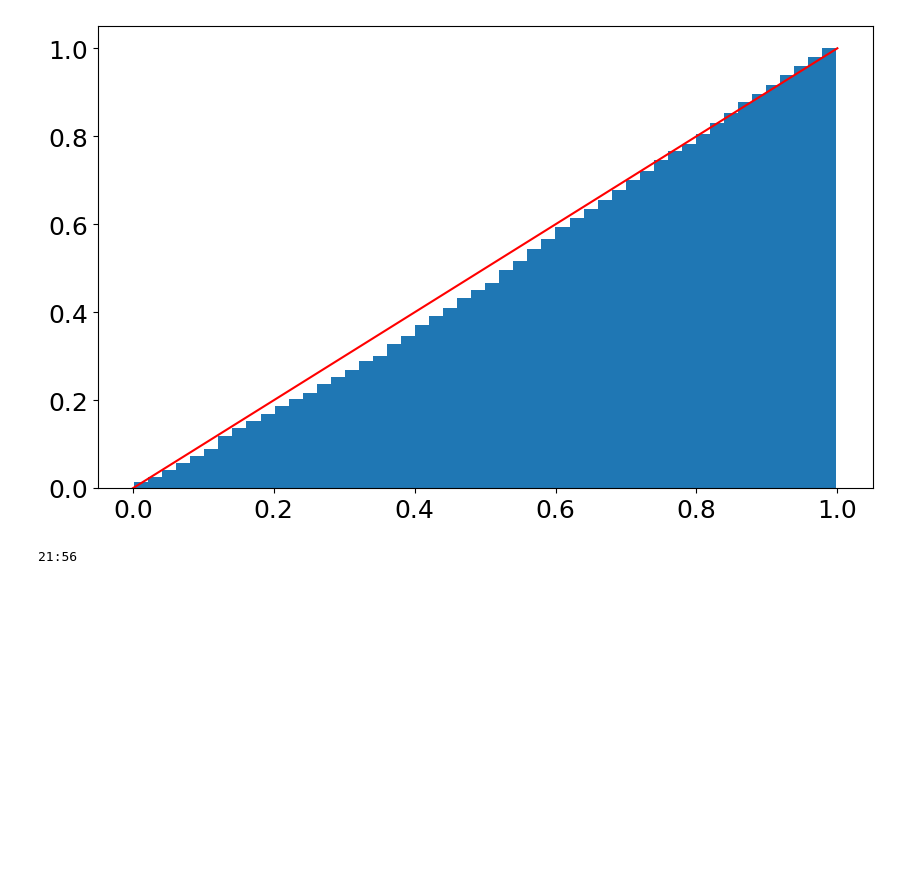
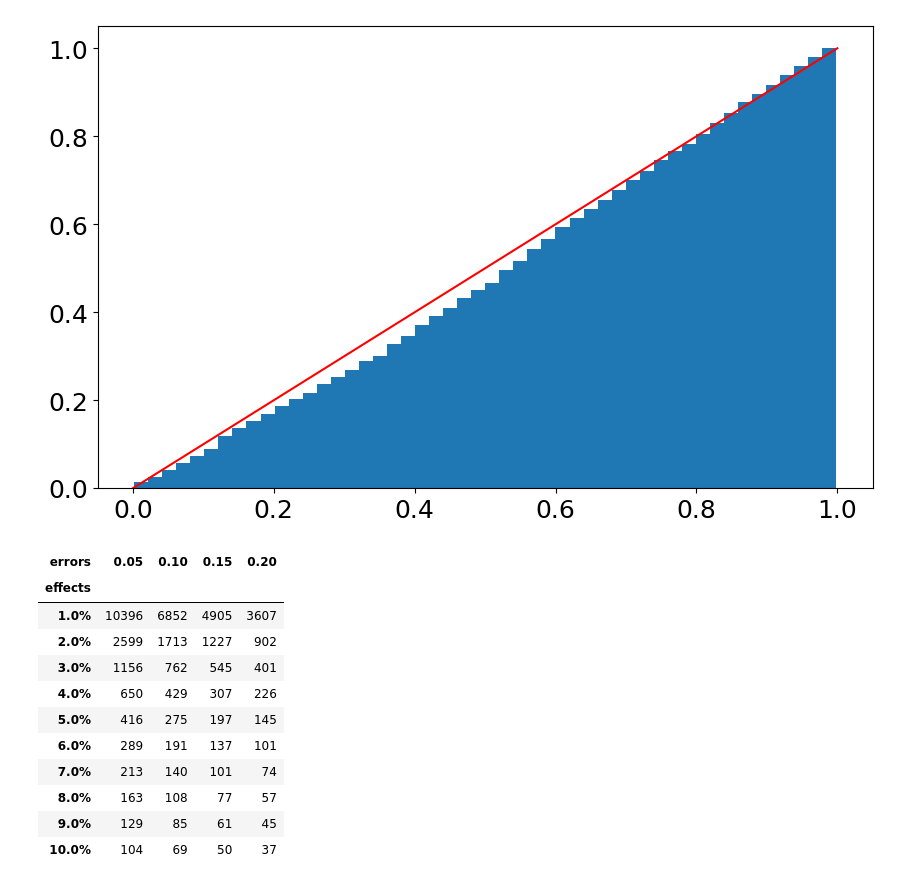
Before and after one commit to gosIX22/ab_tools_testing, a Jupyter notebook: experiments.ipynb, the cells around one changed output. Cells and saved outputs as stored; diff of their text form; code cells hidden in the pictures; blank space fills up the shorter version.

```diff
--- a/experiments.ipynb
+++ b/experiments.ipynb
@@ -36,7 +38,19 @@ b = stats.chi2(1).rvs(1000)
 aa_test(a, b, size=100)
 # %% [output]
 [figure]
-# %%
-print(f"21:{round(np.random.choice(np.linspace(0, 60, 61)))}")
-# %% [output]
-21:56
+# %%
+mu = 10
+std_1 = 2
+std_2 = 2
+effects = np.linspace(1.01, 1.1, 10)
+errors = [0.05, 0.1, 0.15, 0.2]
+
+expected_columns = pd.MultiIndex.from_tuples([(0.05,), (0.1,), (0.15,), (0.2,)], names=["errors"])
+expected_index = pd.MultiIndex.from_tuples([("1.0%",), ("2.0%",), ("3.0%",), ("4.0%",), ("5.0%",), \
+                                            ("6.0%",), ("7.0%",), ("8.0%",), ("9.0%",), ("10.0%",),], names=["effects"])
+expected_values = np.array([[10396, 6852, 4905, 3607], [2599, 1713, 1227, 902], [1156, 762, 545, 401],
+                            [650, 429, 307, 226], [416, 275, 197, 145], [289, 191, 137, 101],
+                            [213, 140, 101, 74], [163, 108, 77, 57], [129, 85, 61, 45], [104, 69, 50, 37]])
+expected_df = pd.DataFrame(expected_values, index=expected_index, columns=expected_columns, )
+
+result_df = get_table_sample_size(mu, std_1, std_2, effects, errors)
@@ -42,0 +62,15 @@ print(f"21:{round(np.random.choice(np.linspace(0, 60, 61)))}")
+# %%
+expected_df
+# %% [output]
+| errors | 0.05 | 0.10 | 0.15 | 0.20 |
+| effects |  |  |  |  |
+| 1.0% | 10396 | 6852 | 4905 | 3607 |
+| 2.0% | 2599 | 1713 | 1227 | 902 |
+| 3.0% | 1156 | 762 | 545 | 401 |
+| 4.0% | 650 | 429 | 307 | 226 |
+| 5.0% | 416 | 275 | 197 | 145 |
+| 6.0% | 289 | 191 | 137 | 101 |
+| 7.0% | 213 | 140 | 101 | 74 |
+| 8.0% | 163 | 108 | 77 | 57 |
+| 9.0% | 129 | 85 | 61 | 45 |
+| 10.0% | 104 | 69 | 50 | 37 |
```
Also changed, not shown: parts of 4 cells of this notebook, 2 other files.
